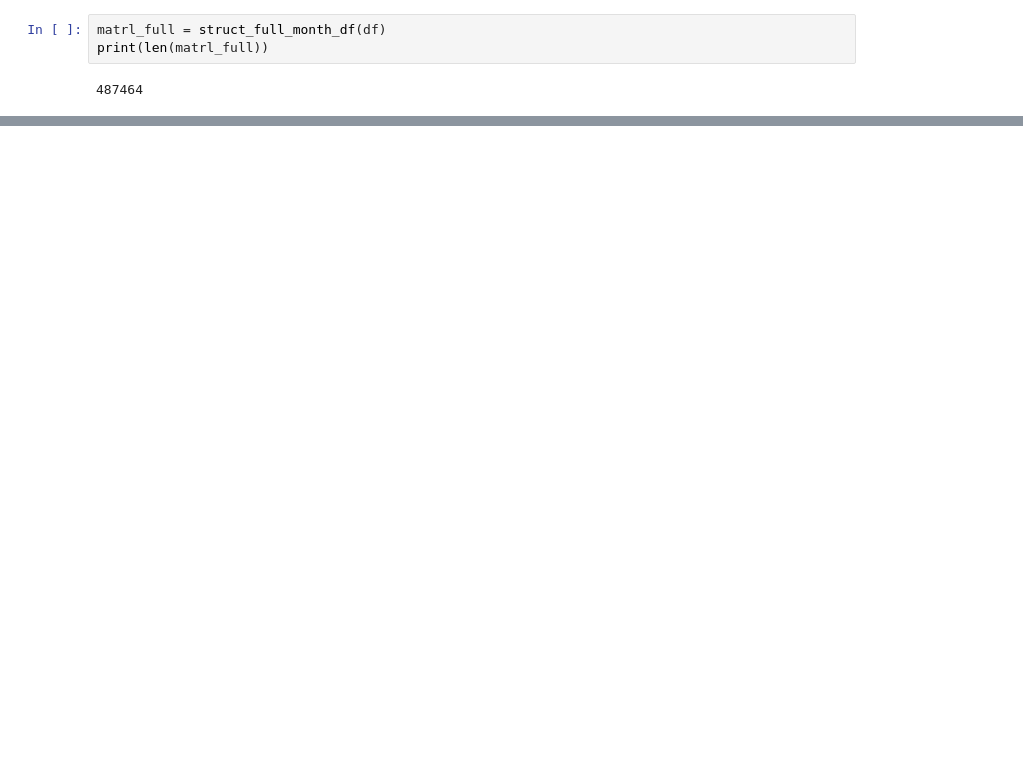
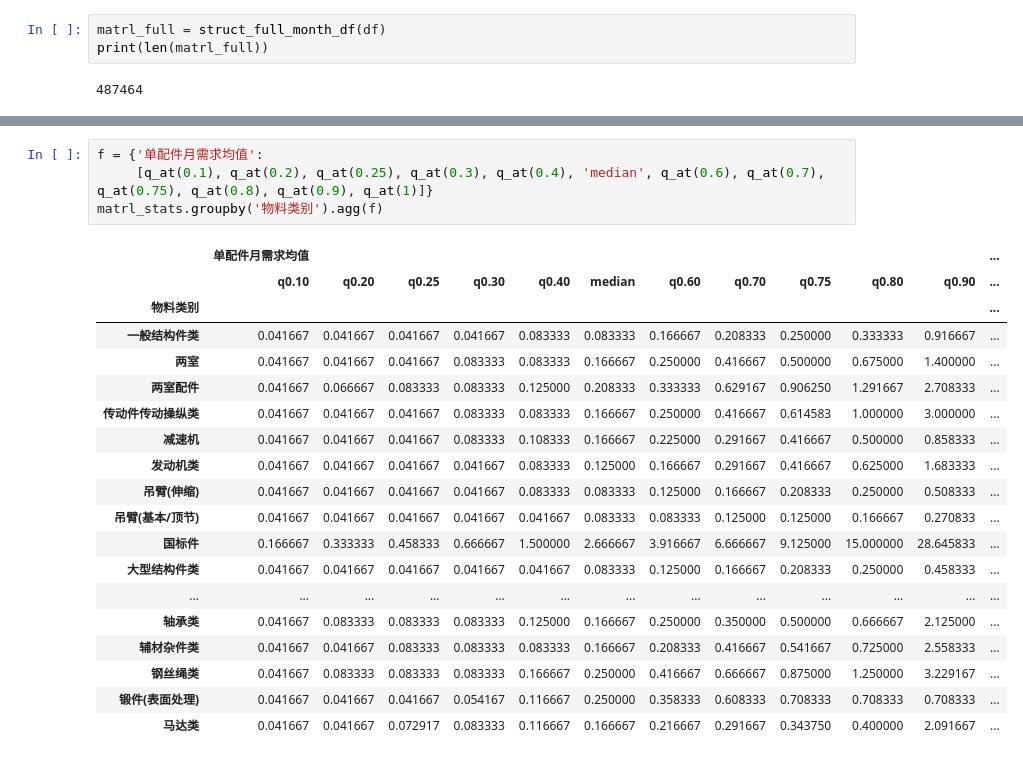
Before and after one commit to Charlie258/Machine-learning, a Jupyter notebook: 工起数据分类探索2.ipynb, the cells around one changed output, grey strips where cells are left out. Saved outputs shown, nothing was run; the diff lists cells and outputs as text; blank space fills up the shorter version.

```diff
--- a/工起数据分类探索2.ipynb
+++ b/工起数据分类探索2.ipynb
@@ -288,0 +464,24 @@ for i in ids:
+# %%
+f = {'单配件月需求均值':
+     [q_at(0.1), q_at(0.2), q_at(0.25), q_at(0.3), q_at(0.4), 'median', q_at(0.6), q_at(0.7), q_at(0.75), q_at(0.8), q_at(0.9), q_at(1)]}
+matrl_stats.groupby('物料类别').agg(f)
+# %% [output]
+|  | 单配件月需求均值 |  |  |  |  |  |  |  |  |  |  | ... |
+|  | q0.10 | q0.20 | q0.25 | q0.30 | q0.40 | median | q0.60 | q0.70 | q0.75 | q0.80 | q0.90 | ... |
+| 物料类别 |  |  |  |  |  |  |  |  |  |  |  | ... |
+| 一般结构件类 | 0.041667 | 0.041667 | 0.041667 | 0.041667 | 0.083333 | 0.083333 | 0.166667 | 0.208333 | 0.250000 | 0.333333 | 0.916667 | ... |
+| 两室 | 0.041667 | 0.041667 | 0.041667 | 0.083333 | 0.083333 | 0.166667 | 0.250000 | 0.416667 | 0.500000 | 0.675000 | 1.400000 | ... |
+| 两室配件 | 0.041667 | 0.066667 | 0.083333 | 0.083333 | 0.125000 | 0.208333 | 0.333333 | 0.629167 | 0.906250 | 1.291667 | 2.708333 | ... |
+| 传动件传动操纵类 | 0.041667 | 0.041667 | 0.041667 | 0.083333 | 0.083333 | 0.166667 | 0.250000 | 0.416667 | 0.614583 | 1.000000 | 3.000000 | ... |
+| 减速机 | 0.041667 | 0.041667 | 0.041667 | 0.083333 | 0.108333 | 0.166667 | 0.225000 | 0.291667 | 0.416667 | 0.500000 | 0.858333 | ... |
+| 发动机类 | 0.041667 | 0.041667 | 0.041667 | 0.041667 | 0.083333 | 0.125000 | 0.166667 | 0.291667 | 0.416667 | 0.625000 | 1.683333 | ... |
+| 吊臂(伸缩) | 0.041667 | 0.041667 | 0.041667 | 0.041667 | 0.083333 | 0.083333 | 0.125000 | 0.166667 | 0.208333 | 0.250000 | 0.508333 | ... |
+| 吊臂(基本/顶节) | 0.041667 | 0.041667 | 0.041667 | 0.041667 | 0.041667 | 0.083333 | 0.083333 | 0.125000 | 0.125000 | 0.166667 | 0.270833 | ... |
+| 国标件 | 0.166667 | 0.333333 | 0.458333 | 0.666667 | 1.500000 | 2.666667 | 3.916667 | 6.666667 | 9.125000 | 15.000000 | 28.645833 | ... |
+| 大型结构件类 | 0.041667 | 0.041667 | 0.041667 | 0.041667 | 0.041667 | 0.083333 | 0.125000 | 0.166667 | 0.208333 | 0.250000 | 0.458333 | ... |
+| ... | ... | ... | ... | ... | ... | ... | ... | ... | ... | ... | ... | ... |
+| 轴承类 | 0.041667 | 0.083333 | 0.083333 | 0.083333 | 0.125000 | 0.166667 | 0.250000 | 0.350000 | 0.500000 | 0.666667 | 2.125000 | ... |
+| 辅材杂件类 | 0.041667 | 0.041667 | 0.083333 | 0.083333 | 0.083333 | 0.166667 | 0.208333 | 0.416667 | 0.541667 | 0.725000 | 2.558333 | ... |
+| 钢丝绳类 | 0.041667 | 0.083333 | 0.083333 | 0.083333 | 0.166667 | 0.250000 | 0.416667 | 0.666667 | 0.875000 | 1.250000 | 3.229167 | ... |
+| 锻件(表面处理) | 0.041667 | 0.041667 | 0.041667 | 0.054167 | 0.116667 | 0.250000 | 0.358333 | 0.608333 | 0.708333 | 0.708333 | 0.708333 | ... |
+| 马达类 | 0.041667 | 0.041667 | 0.072917 | 0.083333 | 0.116667 | 0.166667 | 0.216667 | 0.291667 | 0.343750 | 0.400000 | 2.091667 | ... |
```
Also changed, not shown: parts of 24 cells of this notebook.
